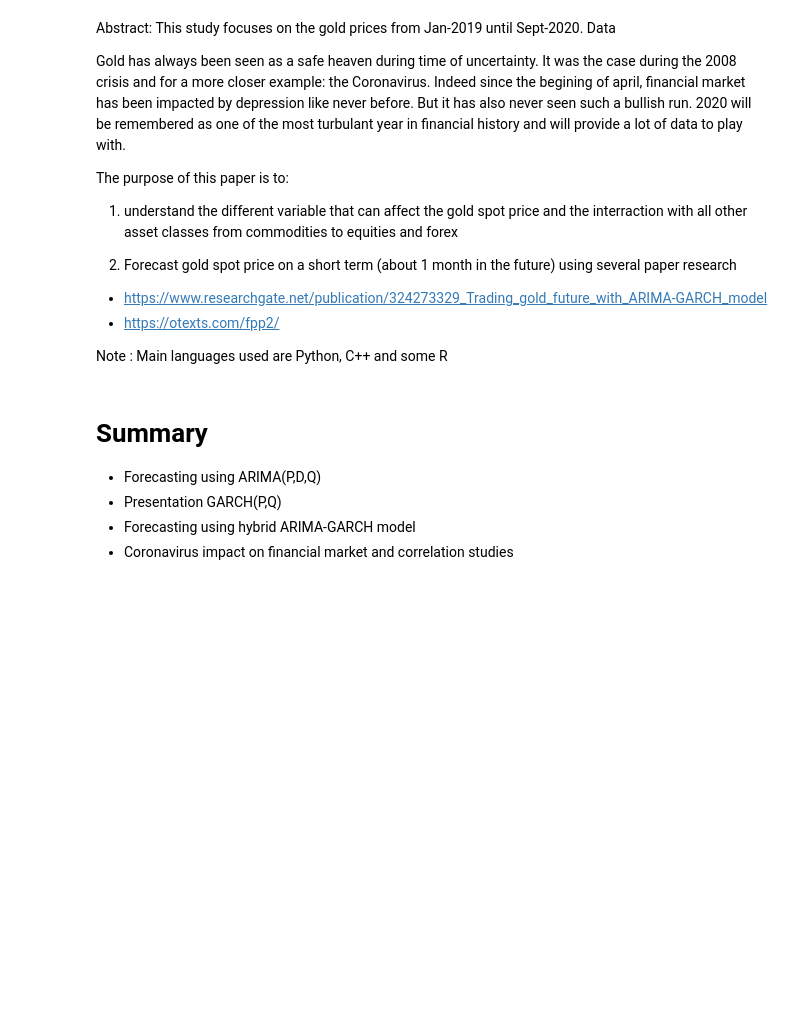
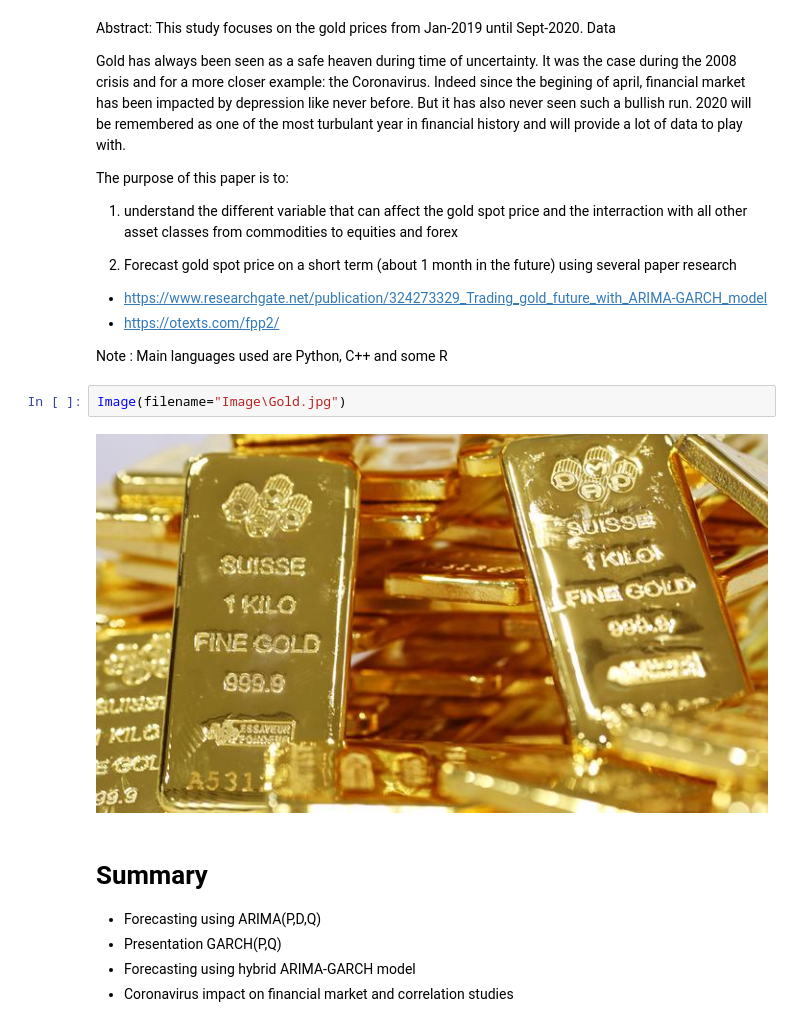
Before and after one commit to FranckNgN/Spot-prediction, a Jupyter notebook: report.ipynb, the cells around one changed output. Cells and saved outputs as stored; diff of their text form; blank space fills up the shorter version.

```diff
--- a/report.ipynb
+++ b/report.ipynb
@@ -20,6 +20,10 @@ The purpose of this paper is to:
 
 
 Note : Main languages used are Python, C++ and some R
+# %%
+Image(filename="Image\Gold.jpg")
+# %% [output]
+[figure, added]
 # %% [markdown]
 # Summary
 * Forecasting using ARIMA(P,D,Q)
```
Also changed, not shown: parts of 12 cells of this notebook.
